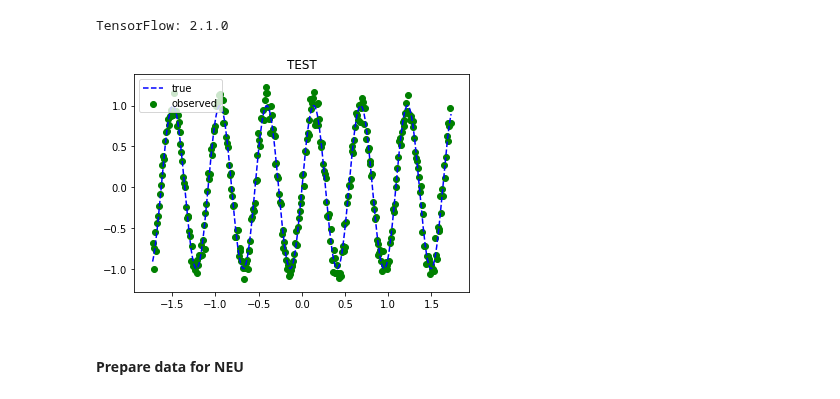
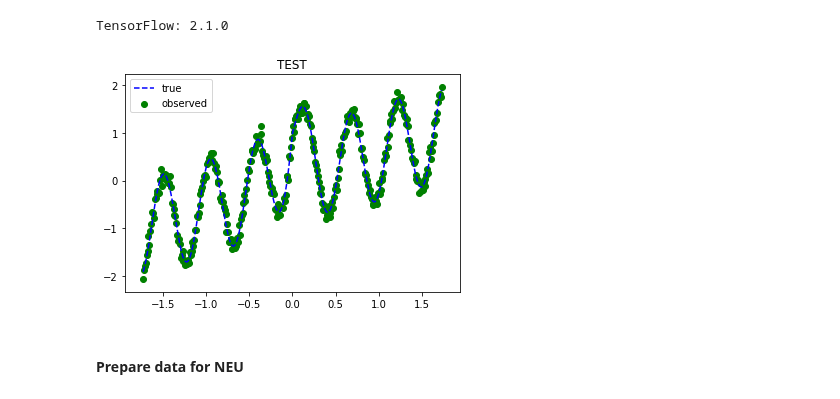
Before and after one commit to AnastasisKratsios/NEU_Non_Euclidean_Upgrading, a Jupyter notebook: NEU_Surgery_BU.ipynb, the cells around one changed output. Saved outputs shown, nothing was run; the diff lists cells and outputs as text; code cells hidden in the pictures.

```diff
--- a/NEU_Surgery_BU.ipynb
+++ b/NEU_Surgery_BU.ipynb
@@ -63,41 +65,41 @@ N_Reconfigurations = 20
 d = 1 # Dimension of X
 D = 1 # Dimension of Y
 
 
 # Data Meta-Parameters
 noise_level = 0.1
 uncertainty_level= 0.5
 
 # Training meta-parameters
-Pre_Epochs = 5
-Full_Epochs = 10
+Pre_Epochs = 50
+Full_Epochs = 200
 
 # Depth & Height of first Reconfiguration
-Initial_Depth = 1
-Initial_Height = 5
+Initial_Depth = 10
+Initial_Height = 50
 # Depth & Height Per Reconfiguration
-Depth_per_reconfig = 1
-Height_per_reconfig = 5
+Depth_per_reconfig = 10
+Height_per_reconfig = 50
 
 # Number of Datapoints
 N_data = 10**2
 # Unknown Function
 def unknown_f(x):
-    return np.sin(2*x) #+ (x % 2)
+    return .1*x + np.exp(-np.abs(x)) + np.sin(2*x)
 
 # Generate Data
 %run Data_Generator.ipynb
 
 # Import Custom Layer(s)
 %run Special_Layers_Homeomorphic.ipynb
 
 # Import Utility for NEU
 %run NEU_Util.ipynb
 
 # Import Benchmarks
 %run Benchmarks_Util.ipynb
 # %% [output]
-[figure, old version]
+[figure, new version]
 # %% [markdown]
 #### Prepare data for NEU
 # %%
```
Also changed, not shown: parts of 12 cells of this notebook, 7 other files.
